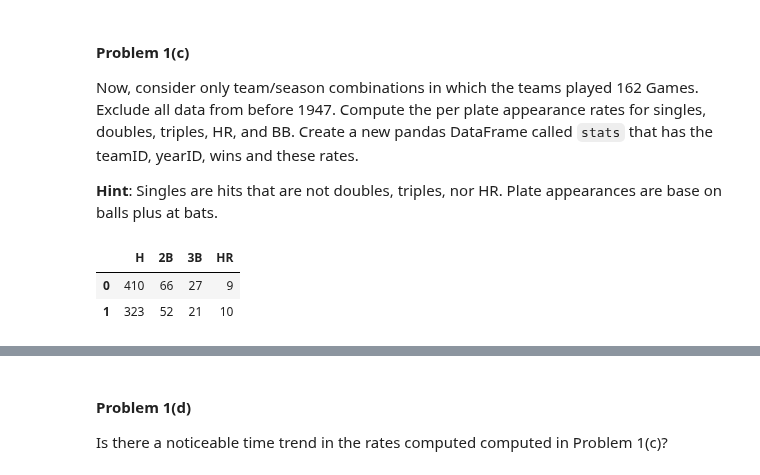
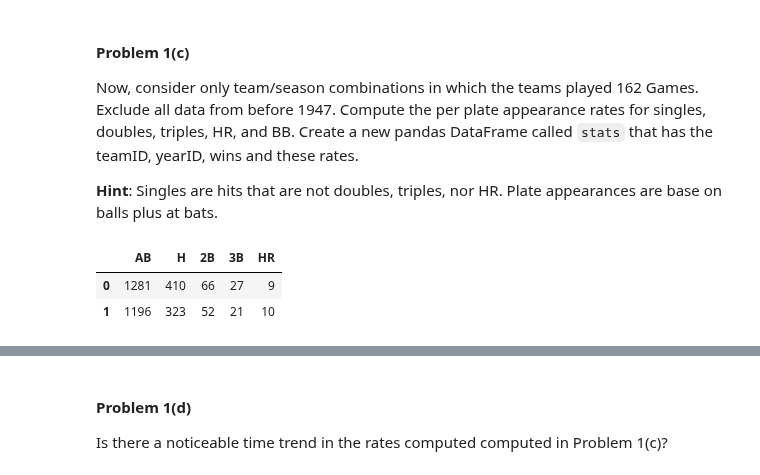
Before and after one commit to Theerit/2014, a Jupyter notebook: homework/HW3.ipynb, the cells around one changed output, grey strips where cells are left out. Cells and saved outputs as stored; diff of their text form; code cells hidden in the pictures.

```diff
--- a/homework/HW3.ipynb
+++ b/homework/HW3.ipynb
@@ -132,8 +132,8 @@ Now, consider only team/season combinations in which the teams played 162 Games.
 
 **Hint**: Singles are hits that are not doubles, triples, nor HR. Plate appearances are base on balls plus at bats.
 # %%
-teams[['H','2B','3B','HR']][0:2]
+teams[['AB','H','2B','3B','HR']][0:2]
 # %% [output]
-|  | H | 2B | 3B | HR |
-| 0 | 410 | 66 | 27 | 9 |
-| 1 | 323 | 52 | 21 | 10 |
+|  | AB | H | 2B | 3B | HR |
+| 0 | 1281 | 410 | 66 | 27 | 9 |
+| 1 | 1196 | 323 | 52 | 21 | 10 |
```
Also changed, not shown: parts of 3 cells of this notebook.
